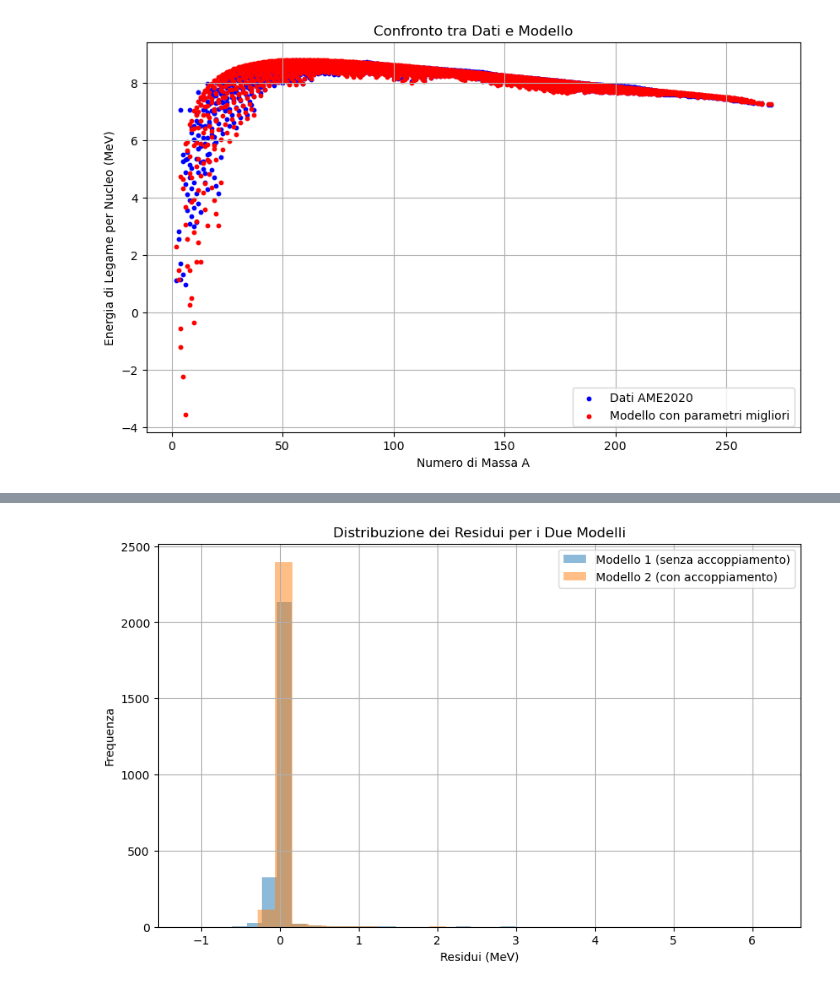
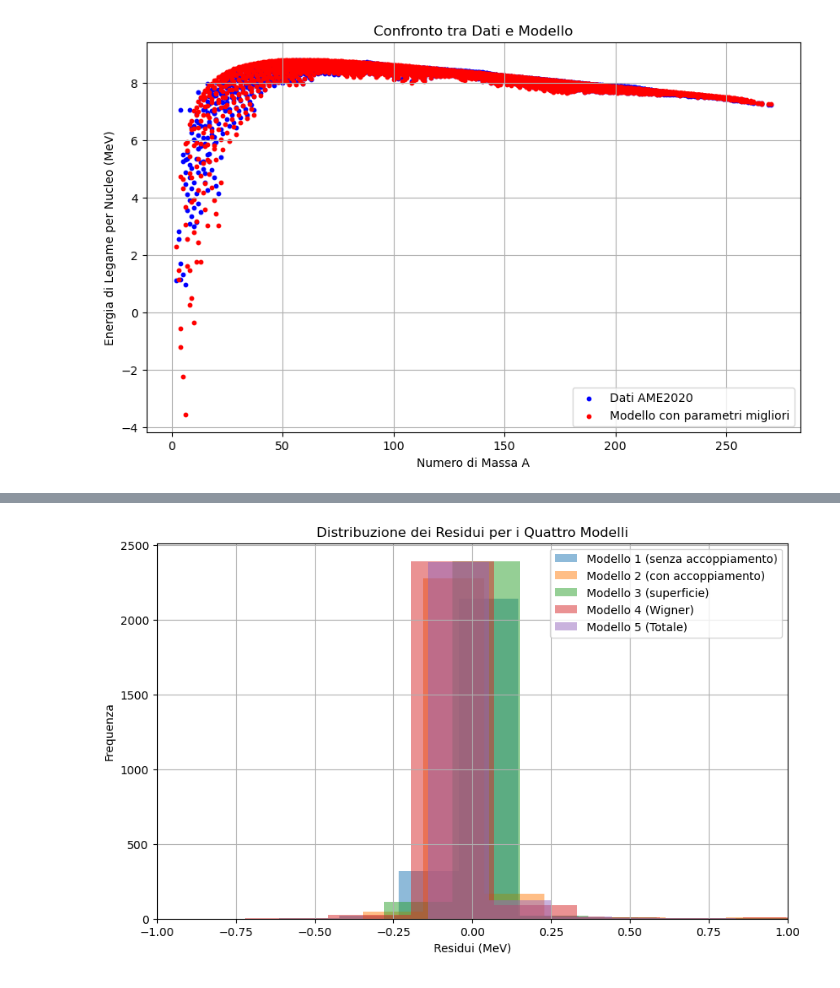
Before and after one commit to maddoc-g/5_masse_nucleari, a Jupyter notebook: masse_nucleari.ipynb, the cells around one changed output, grey strips where cells are left out. Drawn from its saved outputs; the diff is of its cells as text; code cells hidden in the pictures.

```diff
--- a/masse_nucleari.ipynb
+++ b/masse_nucleari.ipynb
@@ -210,12 +223,12 @@ cornerplot2 = sampler2.plot_corner()
 # %%
 # calcolo il BE con i parametri migliori per ogni nucleo e confronto con i dati
-a_best2, b_best2, c_best2, d_best2,  delta_0_best2, a_st_best2, a_w_best2, sigma_th_best2 = result2['posterior']['mean']
+a_best2, b_best2, c_best2, d_best2,  delta_0_best2, sigma_th_best2 = result_delta['posterior']['mean']
 A = df['A'].values
 Z = df['Z'].values
 N = df['N'].values
 BE_obs = (df['binding'].values /1000) # Convertiamo da KeV a MeV
 BE_model1 = model(A, Z, N, a_best, b_best, c_best, d_best)/A
-BE_model2 = model_2(A, Z, N, a_best2, b_best2, c_best2, d_best2, delta_0_best2, a_st_best2, a_w_best2)/A
+BE_model2 = model_delta(A, Z, N, a_best2, b_best2, c_best2, d_best2, delta_0_best2)/A
 plt.figure(figsize=(10, 6))
 plt.scatter(A, BE_obs, s=10, color='blue', label='Dati AME2020')
 plt.scatter(A, BE_model1, s=10, color='red', label='Modello con parametri migliori')
@@ -230,0 +287,5 @@ plt.show()
+# %%
+#run ultranest
+sampler_surface = ultranest.ReactiveNestedSampler(['a', 'b', 'c', 'd',  'delta_0', 'a_st', 'sigma_th'], log_likelihood_surface, prior_surface)
+result_surface = sampler_surface.run(min_num_live_points=400, dKL=np.inf, min_ess=100)
+print(result_surface)
@@ -230,0 +359,5 @@ plt.show()
+# %%
+#run ultranest
+sampler_wigner = ultranest.ReactiveNestedSampler(['a', 'b', 'c', 'd',  'delta_0', 'a_w', 'sigma_th'], log_likelihood_wigner, prior_wigner)
+result_wigner = sampler_wigner.run(min_num_live_points=300, dKL=np.inf, min_ess=100)
+print(result_wigner)
@@ -230,0 +432,5 @@ plt.show()
+# %%
+#run ultranest
+sampler_tot = ultranest.ReactiveNestedSampler(['a', 'b', 'c', 'd',  'delta_0', 'a_st', 'a_w', 'sigma_th'], log_likelihood_tot, prior_tot)
+result_tot = sampler_tot.run(min_num_live_points=300, dKL=np.inf, min_ess=100)
+print(result_tot)
@@ -231,18 +462,36 @@ plt.show()
 # %%
-# confronto tra i due modelli
-residui_model1 = BE_obs - BE_model1
-residui_model2 = BE_obs - BE_model2
+# confronto tra i modelli
+a_best, b_best, c_best, d_best, sigma_th_best = result['posterior']['mean']
+BE_model = model(A, Z, N, a_best, b_best, c_best, d_best)/A
+a2_best2, b_best2, c_best2, d_best2,  delta_0_best2, sigma_th_best2 = result_delta['posterior']['mean']
+BE_model_delta = model_delta(A, Z, N, a_best2, b_best2, c_best2, d_best2, delta_0_best2)/A
+a_best3, b_best3, c_best3, d_best3,  delta_0_best3, a_st_best3, sigma_th_best3 = result_surface['posterior']['mean']
+BE_model_surface = model__surface(A, Z, N, a_best3, b_best3, c_best3, d_best3, delta_0_best3, a_st_best3)/A
+a_best4, b_best4, c_best4, d_best4,  delta_0_best4, a_w_best4, sigma_th_best4 = result_wigner['posterior']['mean']
+BE_model_wigner = model_wigner(A, Z, N, a_best4, b_best4, c_best4, d_best4, delta_0_best4, a_w_best4)/A
+a_best_tot, b_best_tot, c_best_tot, d_best_tot,  delta_0_best_tot, a_st_best_tot, a_w_best_tot, sigma_th_best_tot = result_tot['posterior']['mean']
+BE_model_tot = model_tot(A, Z, N, a_best_tot, b_best_tot, c_best_tot, d_best_tot, delta_0_best_tot, a_st_best_tot, a_w_best_tot)/A
+
+residui_model = BE_obs - BE_model
+residui_model_delta = BE_obs - BE_model_delta
+residui_model_surface = BE_obs - BE_model_surface
+residui_model_wigner = BE_obs - BE_model_wigner
+residui_model_tot = BE_obs - BE_model_tot
 plt.figure(figsize=(10, 6))
-plt.hist(residui_model1, bins=30, alpha=0.5, label='Modello 1 (senza accoppiamento)')
-plt.hist(residui_model2, bins=30, alpha=0.5, label='Modello 2 (con accoppiamento)')
+plt.hist(residui_model, bins=30, alpha=0.5, label='Modello 1 (senza accoppiamento)')
+plt.hist(residui_model_delta, bins=30, alpha=0.5, label='Modello 2 (con accoppiamento)')
+plt.hist(residui_model_surface, bins=30, alpha=0.5, label='Modello 3 (superficie)')
+plt.hist(residui_model_wigner, bins=30, alpha=0.5, label='Modello 4 (Wigner)')
+plt.hist(residui_model_tot, bins=30, alpha=0.5, label='Modello 5 (Totale)')
+plt.xlim(-1, 1)
 plt.xlabel('Residui (MeV)')
 plt.ylabel('Frequenza')
-plt.title('Distribuzione dei Residui per i Due Modelli')
+plt.title('Distribuzione dei Residui per i Quattro Modelli')
 plt.legend()
 plt.grid()
 plt.show()
 # %% [output]
-[figure, old version]
+[figure, new version]
 # %%
 # confronto bayesiano tra i due modelli usando il Bayes factor
 logZ1 = result['logz']
```
Also changed, not shown: parts of 20 cells of this notebook.
